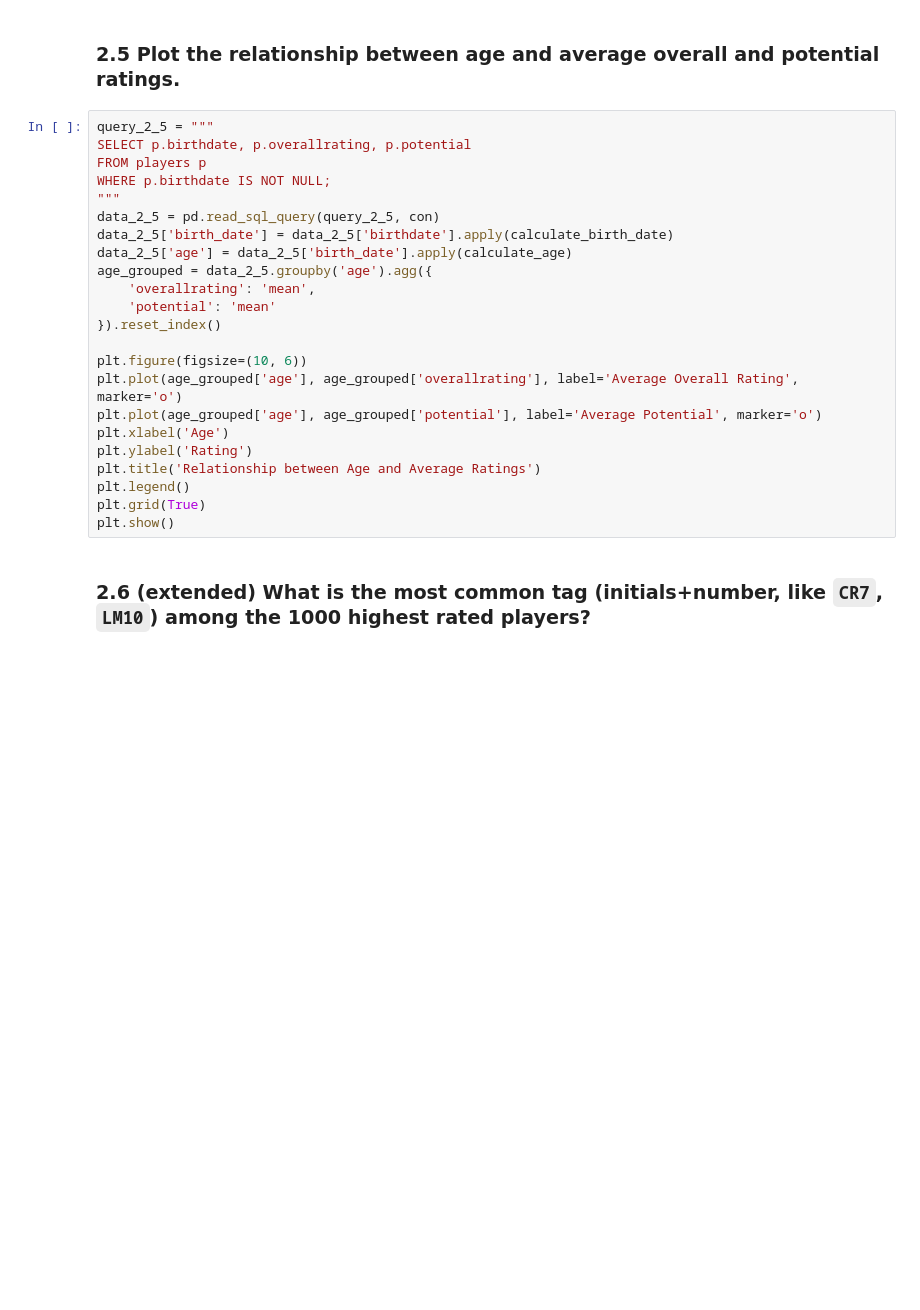
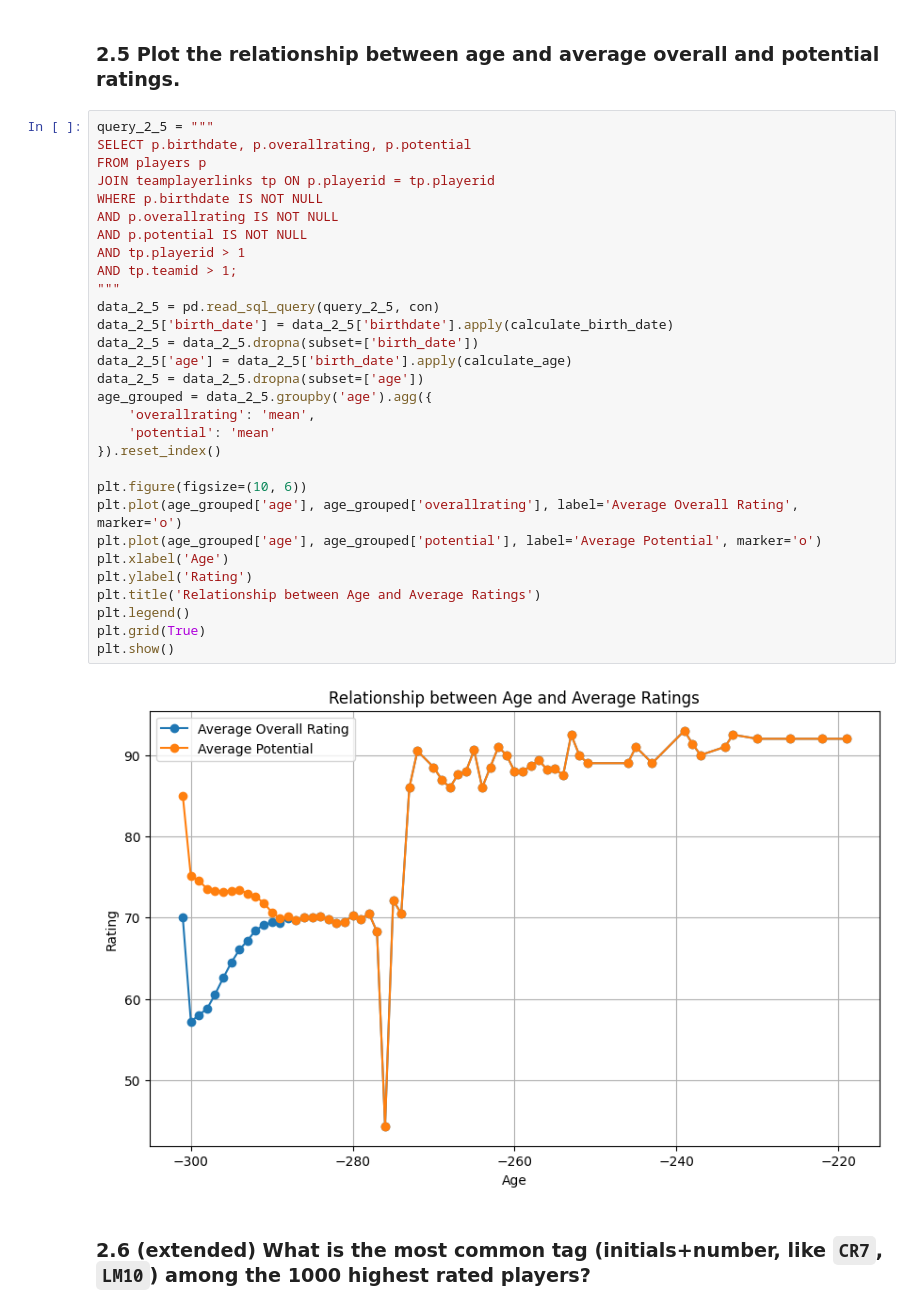
Before and after one commit to Paul-Bett/MLFC, a Jupyter notebook: _notebooks/02-pandas-practical.ipynb, the cells around one changed output. Cells and saved outputs as stored; diff of their text form; blank space fills up the shorter version.

```diff
--- a/_notebooks/02-pandas-practical.ipynb
+++ b/_notebooks/02-pandas-practical.ipynb
@@ -1620,26 +1657,35 @@ print(kenyan_player.to_markdown(index=False))
 # %%
 query_2_5 = """
 SELECT p.birthdate, p.overallrating, p.potential
 FROM players p
-WHERE p.birthdate IS NOT NULL;
+JOIN teamplayerlinks tp ON p.playerid = tp.playerid
+WHERE p.birthdate IS NOT NULL
+AND p.overallrating IS NOT NULL
+AND p.potential IS NOT NULL
+AND tp.playerid > 1
+AND tp.teamid > 1;
 """
 data_2_5 = pd.read_sql_query(query_2_5, con)
 data_2_5['birth_date'] = data_2_5['birthdate'].apply(calculate_birth_date)
+data_2_5 = data_2_5.dropna(subset=['birth_date'])
 data_2_5['age'] = data_2_5['birth_date'].apply(calculate_age)
+data_2_5 = data_2_5.dropna(subset=['age'])
 age_grouped = data_2_5.groupby('age').agg({
     'overallrating': 'mean',
     'potential': 'mean'
 }).reset_index()
 
 plt.figure(figsize=(10, 6))
 plt.plot(age_grouped['age'], age_grouped['overallrating'], label='Average Overall Rating', marker='o')
 plt.plot(age_grouped['age'], age_grouped['potential'], label='Average Potential', marker='o')
 plt.xlabel('Age')
 plt.ylabel('Rating')
 plt.title('Relationship between Age and Average Ratings')
 plt.legend()
 plt.grid(True)
 plt.show()
+# %% [output]
+[figure, added]
 # %% [markdown]
 ### 2.6 (extended) What is the most common tag (initials+number, like `CR7`, `LM10`) among the 1000 highest rated players?
 # %%
```
Also changed, not shown: parts of 5 cells of this notebook.
